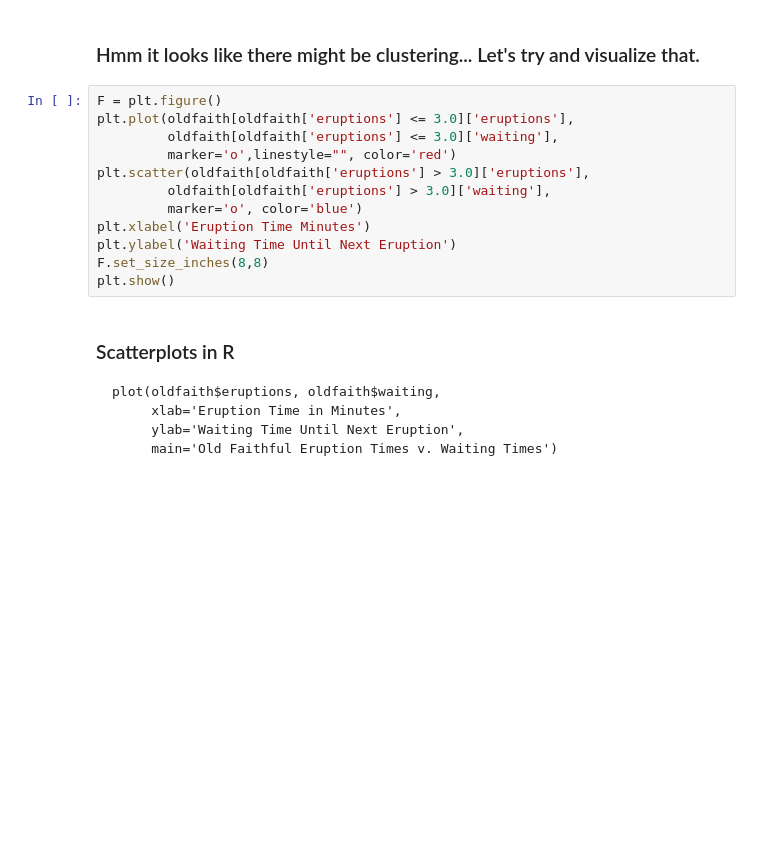
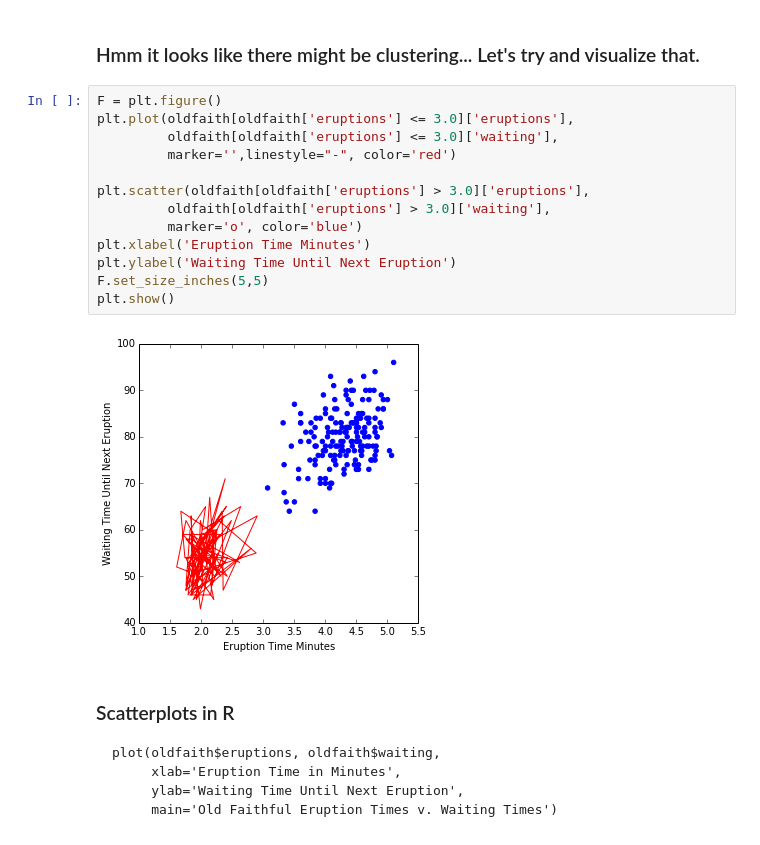
Before and after one commit to bvegetabile/UCI_teaching, a Jupyter notebook: stat67/fall2014/stat67disc2.ipynb, the cells around one changed output. Cells and saved outputs as stored; diff of their text form; blank space fills up the shorter version.

```diff
--- a/stat67/fall2014/stat67disc2.ipynb
+++ b/stat67/fall2014/stat67disc2.ipynb
@@ -268,15 +293,18 @@ plt.show()
 # %%
 F = plt.figure()
 plt.plot(oldfaith[oldfaith['eruptions'] <= 3.0]['eruptions'],
          oldfaith[oldfaith['eruptions'] <= 3.0]['waiting'],
-         marker='o',linestyle="", color='red')
+         marker='',linestyle="-", color='red')
+
 plt.scatter(oldfaith[oldfaith['eruptions'] > 3.0]['eruptions'],
          oldfaith[oldfaith['eruptions'] > 3.0]['waiting'],
          marker='o', color='blue')
 plt.xlabel('Eruption Time Minutes')
 plt.ylabel('Waiting Time Until Next Eruption')
-F.set_size_inches(8,8)
+F.set_size_inches(5,5)
 plt.show()
+# %% [output]
+[figure, added]
 # %% [markdown]
 ### Scatterplots in R
 
```
Also changed, not shown: parts of 15 cells of this notebook.
